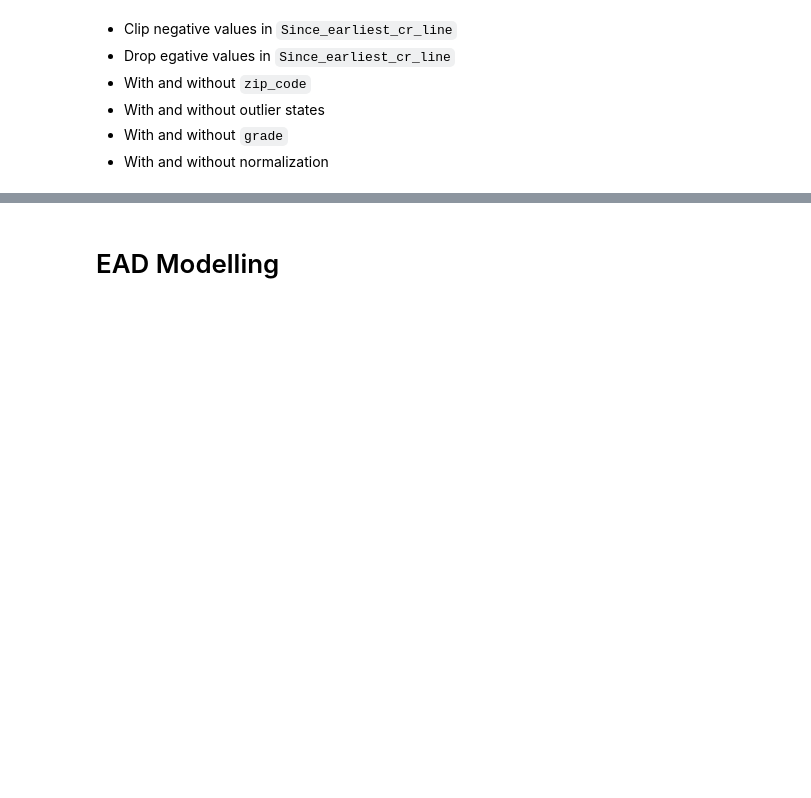
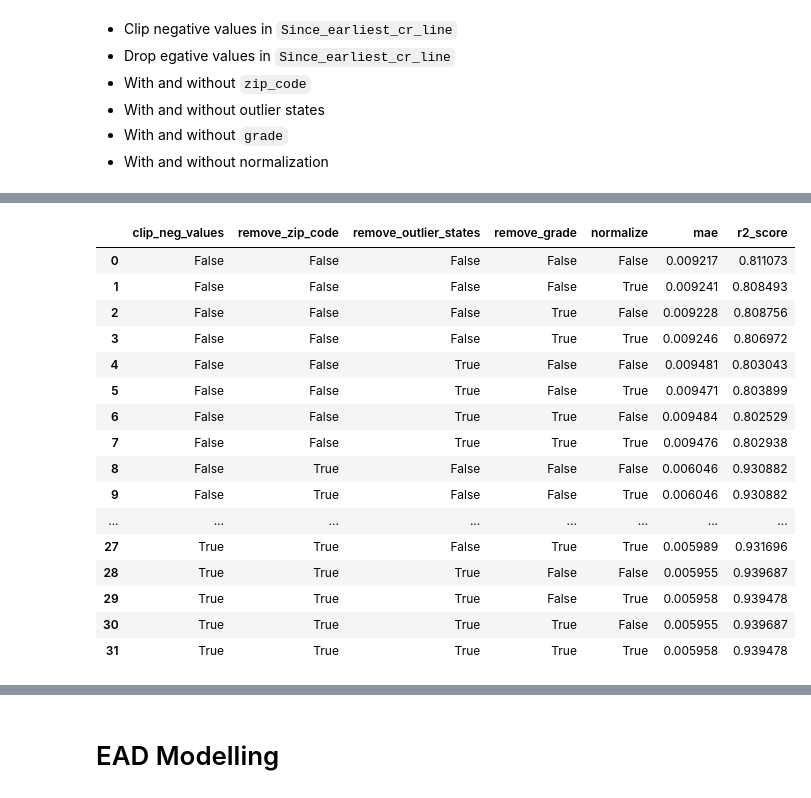
Before and after one commit to MYOUSSF/CreditRisk, a Jupyter notebook: Loss_Given_Default_Modelling.ipynb, the cells around one changed output, grey strips where cells are left out. Cells and saved outputs as stored; diff of their text form; code cells hidden in the pictures; blank space fills up the shorter version.

```diff
--- a/Loss_Given_Default_Modelling.ipynb
+++ b/Loss_Given_Default_Modelling.ipynb
@@ -442,0 +521,56 @@ df = df_backup.copy()
+# %%
+neg_values_options = [False, True]
+zip_code_options = [False, True]
+outlier_states_options = [False, True]
+grade_options = [False, True]
+normalization_options = [False, True]
+
+combinations = list(itertools.product(
+    neg_values_options, zip_code_options, outlier_states_options,
+    grade_options, normalization_options)
+)
+
+results = []
+
+for combination in combinations:
+    clip_neg_values, remove_zip_code, remove_outlier_states, remove_grade, normalize = combination
+
+    X_train, X_test, y_train, y_test = generate_combinations(df,
+                                                             clip_neg_values=clip_neg_values,
+                                                             remove_zip_code=remove_zip_code,
+                                                             remove_outlier_states=remove_outlier_states,
+                                                             remove_grade=remove_grade,
+                                                             normalize=normalize)
+
+    mae, r2_score = train_and_evaluate(X_train, X_test, y_train, y_test)
+
+    results.append({
+        'clip_neg_values' : clip_neg_values,
+        'remove_zip_code' : remove_zip_code,
+        'remove_outlier_states' : remove_outlier_states,
+        'remove_grade' : remove_grade,
+        'normalize' : normalize,
+        'mae' : mae,
+        'r2_score' : r2_score,
+    })
+
+results_df = pd.DataFrame(results)
+results_df
+# %% [output]
+|  | clip_neg_values | remove_zip_code | remove_outlier_states | remove_grade | normalize | mae | r2_score |
+| 0 | False | False | False | False | False | 0.009217 | 0.811073 |
+| 1 | False | False | False | False | True | 0.009241 | 0.808493 |
+| 2 | False | False | False | True | False | 0.009228 | 0.808756 |
+| 3 | False | False | False | True | True | 0.009246 | 0.806972 |
+| 4 | False | False | True | False | False | 0.009481 | 0.803043 |
+| 5 | False | False | True | False | True | 0.009471 | 0.803899 |
+| 6 | False | False | True | True | False | 0.009484 | 0.802529 |
+| 7 | False | False | True | True | True | 0.009476 | 0.802938 |
+| 8 | False | True | False | False | False | 0.006046 | 0.930882 |
+| 9 | False | True | False | False | True | 0.006046 | 0.930882 |
+| ... | ... | ... | ... | ... | ... | ... | ... |
+| 27 | True | True | False | True | True | 0.005989 | 0.931696 |
+| 28 | True | True | True | False | False | 0.005955 | 0.939687 |
+| 29 | True | True | True | False | True | 0.005958 | 0.939478 |
+| 30 | True | True | True | True | False | 0.005955 | 0.939687 |
+| 31 | True | True | True | True | True | 0.005958 | 0.939478 |
```
Also changed, not shown: parts of 8 cells of this notebook.
